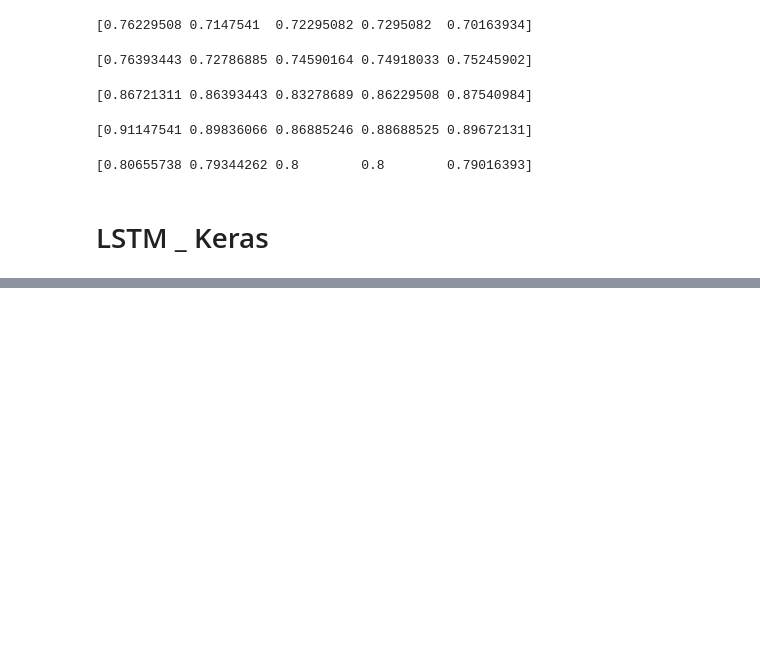
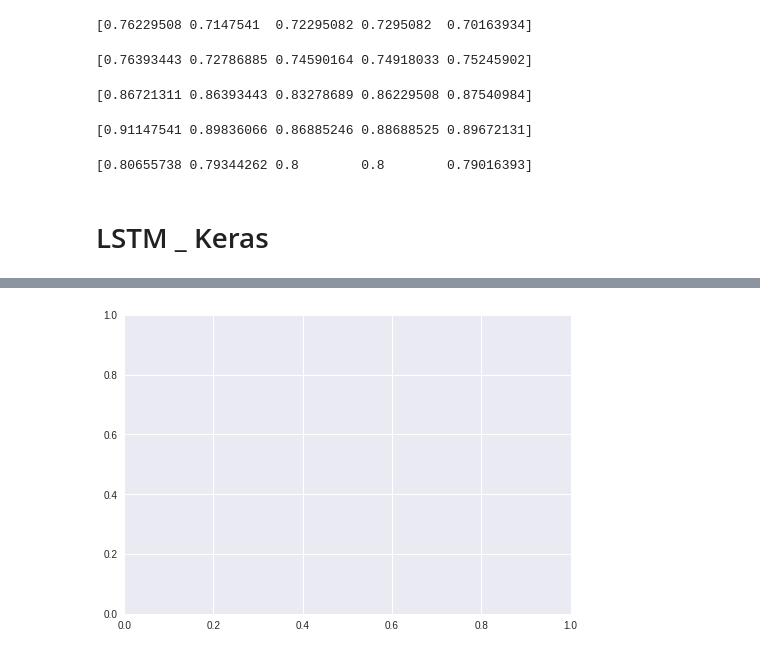
Before and after one commit to yanym/Cannabis-impairment-detection, a Jupyter notebook: Canabis.ipynb, the cells around one changed output, grey strips where cells are left out. Drawn from its saved outputs; the diff is of its cells as text; code cells hidden in the pictures; blank space fills up the shorter version.

Commit message:
With LSTM_Keras-TensorFLow backend

```diff
--- a/Canabis.ipynb
+++ b/Canabis.ipynb
@@ -1627,0 +1388,92 @@ ValueError: ignored
+# %%
+import time
+import csv
+from keras.layers.core import Dense, Activation, Dropout
+from keras.layers.recurrent import LSTM, GRU
+from keras.models import Sequential, load_model
+
+from keras.layers import Masking, Embedding
+
+
+
+X_d1_Aug_pl, y_d1_Aug_pl# 100 * 250          6100
+X_d1_Aug_pl = X_d1_Aug_pl[permutation, :]#100 * 250       6100
+y_d1_Aug_pl = y_d1_Aug_pl[permutation]
+
+X_train = X_d1_Aug_pl[:5000, :] # 5000 * 190
+y_train = y_d1_Aug_pl[:5000]
+X_test = X_d1_Aug_pl[:5000, :]
+y_test = y_d1_Aug_pl[:5000]
+
+
+X_train_modi = np.reshape(X_train, (len(X_train), 190, 1))
+X_test_modi = X_t_modi = np.reshape(X_test, (len(X_test), 190, 1))
+
+
+print(X_train)
+
+
+def build_model():
+    model = Sequential()
+    # 变长度caonm
+    # model.add(Masking(mask_value= -1,input_shape=(10, 3)))
+    # 变长度
+    layers = [-1, 80, 190, 1]
+
+    model.add(LSTM(layers[1], input_shape=(X_train_modi.shape[1], X_train_modi.shape[2]), return_sequences=True))
+    model.add(Dropout(0.2))
+
+    model.add(LSTM(layers[2], return_sequences=False))
+    model.add(Dropout(0.2))
+
+    model.add(Dense(layers[3]))
+    #model.add(Activation("softmax"))
+    model.add(Activation('sigmoid'))
+
+
+
+
+    #model.compile(loss="mse", optimizer="rmsprop")
+    model.compile(loss='binary_crossentropy', optimizer="rmsprop")
+    return model
+
+
+import matplotlib.pyplot as plt
+def run_network(model=None, data=None):
+    epochs = 10
+    X_train_modi, y_train, X_test_modi, y_test = data
+
+    print('\nData Loaded. Compiling...\n')
+
+    if model is None:
+        model = build_model()
+
+    try:
+        model.fit(
+            X_train_modi, y_train,
+            batch_size=16, nb_epoch=epochs, validation_split=0.05)
+        predicted = model.predict(X_test_modi)
+        print(predicted[:10])
+        print(y_test[:10])
+        predicted = np.reshape(predicted, (predicted.size,))
+    except KeyboardInterrupt:
+        #print('Training duration (s) : ', time.time() - global_start_time)
+        return model, y_test, 0
+
+    try:
+        fig = plt.figure()
+        ax = fig.add_subplot(111)
+        ax.plot(y_test[:100, 0])
+        plt.plot(predicted[:100, 0])
+        plt.show()
+    except Exception as e:
+        print(str(e))
+    #print('Training duration (s) : ', time.time() - global_start_time)
+    return model, y_test, predicted
+
+
+
+
+model = build_model()
+(trained_model, y_t, pred) = run_network(model, [X_train_modi, y_train, X_test_modi, y_test])
+# %% [output]
@@ -1627,0 +1512 @@ ValueError: ignored
+[figure, added]
```
Also changed, not shown: parts of 14 cells of this notebook.
